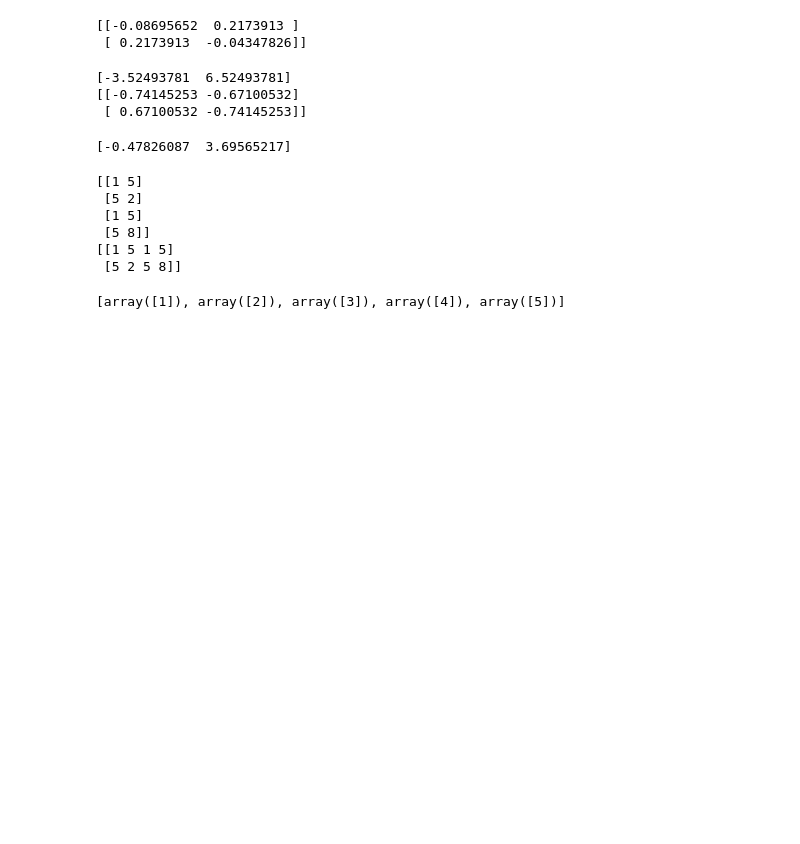
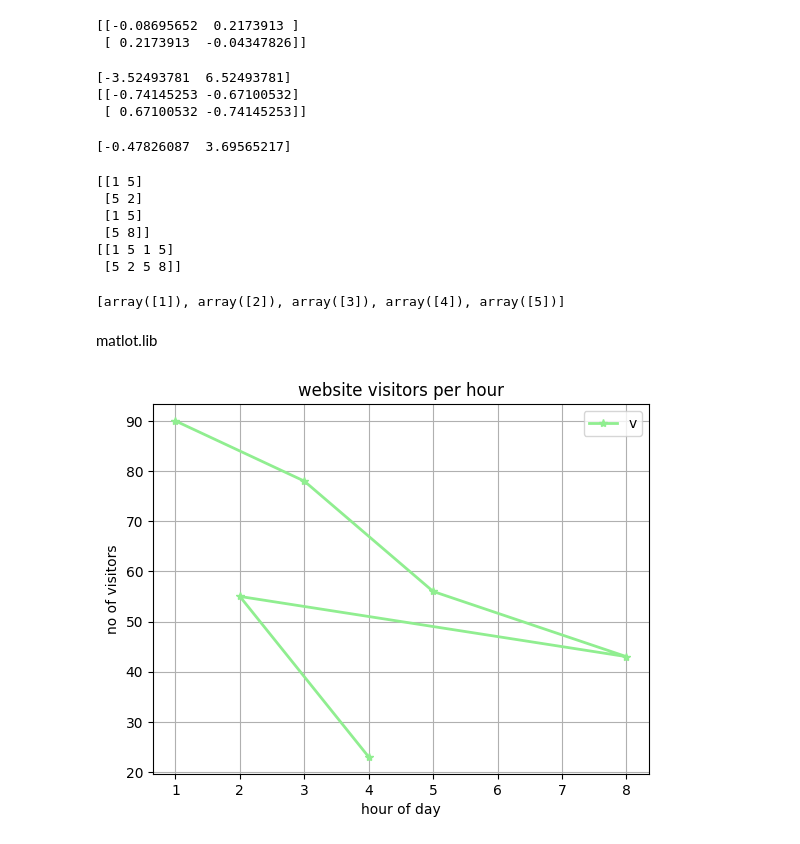
Before and after one commit to vikashkothagolla/Python-course-work, a Jupyter notebook: Copy_of_Welcome_To_Colab.ipynb, the cells around one changed output. Drawn from its saved outputs; the diff is of its cells as text; code cells hidden in the pictures; blank space fills up the shorter version.

```diff
--- a/Copy_of_Welcome_To_Colab.ipynb
+++ b/Copy_of_Welcome_To_Colab.ipynb
@@ -323,3 +323,5 @@ split_arr=np.split(np.array([1,2,3,4,5]),5)
 print(split_arr)
 # %% [output]
 [array([1]), array([2]), array([3]), array([4]), array([5])]
+# %% [markdown]
+matlot.lib
@@ -325,0 +330,18 @@ print(split_arr)
+# %%
+hours=[1,3,5,8,2,4]
+visitors=[90,78,56,43,55,23]
+# %%
+plt.plot(hours,visitors,
+         color="lightgreen",
+         marker="*",
+         linewidth=2,
+         linestyle="-",
+         label="visitors")
+plt.title("website visitors per hour")
+plt.xlabel("hour of day")
+plt.ylabel("no of visitors")
+plt.legend()
+plt.grid(True)
+plt.show()
+# %% [output]
+[figure, added]
```
Also changed, not shown: parts of 9 cells of this notebook.
